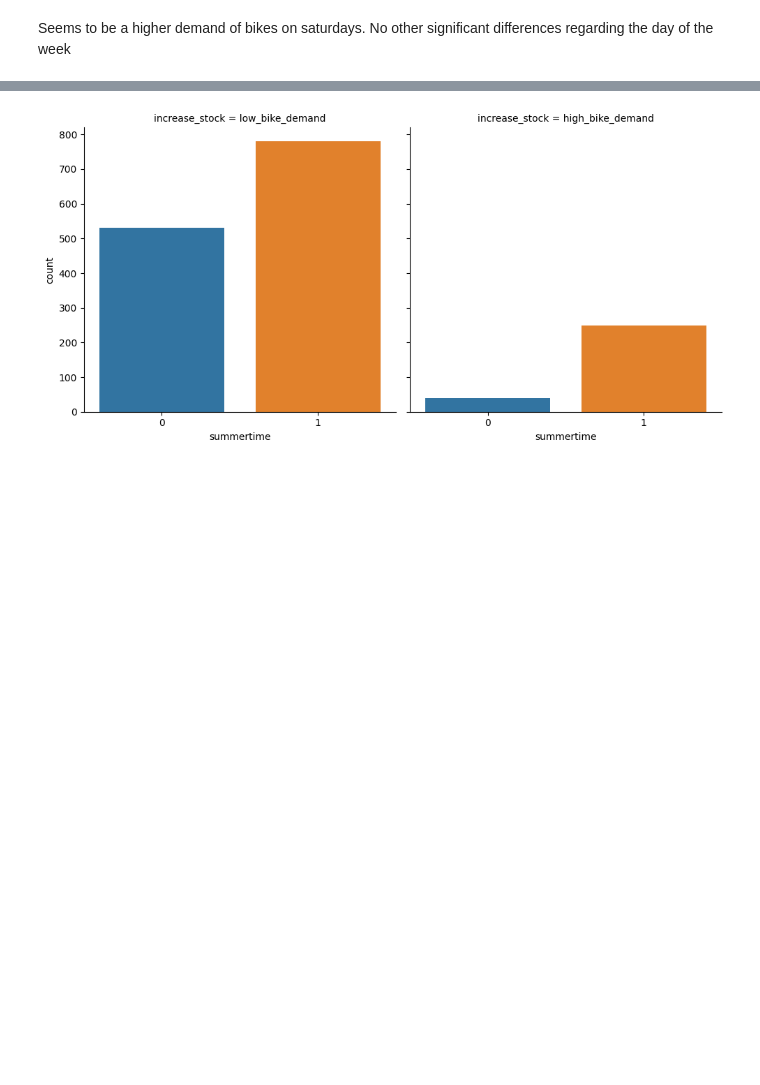
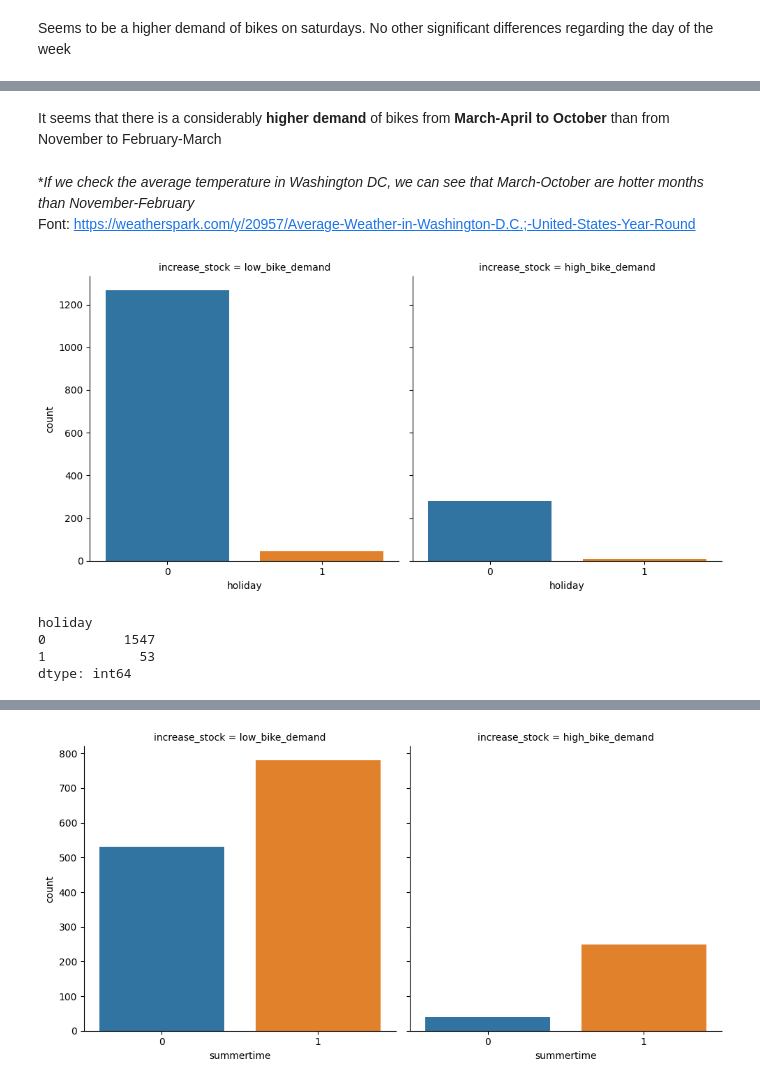
Before and after one commit to AlbertBS2/Predict-Bikes-Availability, a Jupyter notebook: data_analysis.ipynb, the cells around one changed output, grey strips where cells are left out. Cells and saved outputs as stored; diff of their text form; code cells hidden in the pictures; blank space fills up the shorter version.

```diff
--- a/data_analysis.ipynb
+++ b/data_analysis.ipynb
@@ -79,0 +103,22 @@ Seems to be a higher demand of bikes on saturdays. No other significant differen
+# %% [markdown]
+It seems that there is a considerably **higher demand** of bikes from **March-April to October** than from November to February-March
+# %% [markdown]
+**If we check the average temperature in Washington DC, we can see that March-October are hotter months than November-February* \
+Font: https://weatherspark.com/y/20957/Average-Weather-in-Washington-D.C.;-United-States-Year-Round
+# %%
+# Plot holiday
+sns.catplot(
+    x='holiday',
+    col='increase_stock',
+    kind='count',
+    data=train_data
+);
+# %% [output]
+[figure, added]
+# %%
+train_data.value_counts(['holiday'])
+# %% [output]
+holiday
+0          1547
+1            53
+dtype: int64
```
Also changed, not shown: parts of 11 cells of this notebook.
